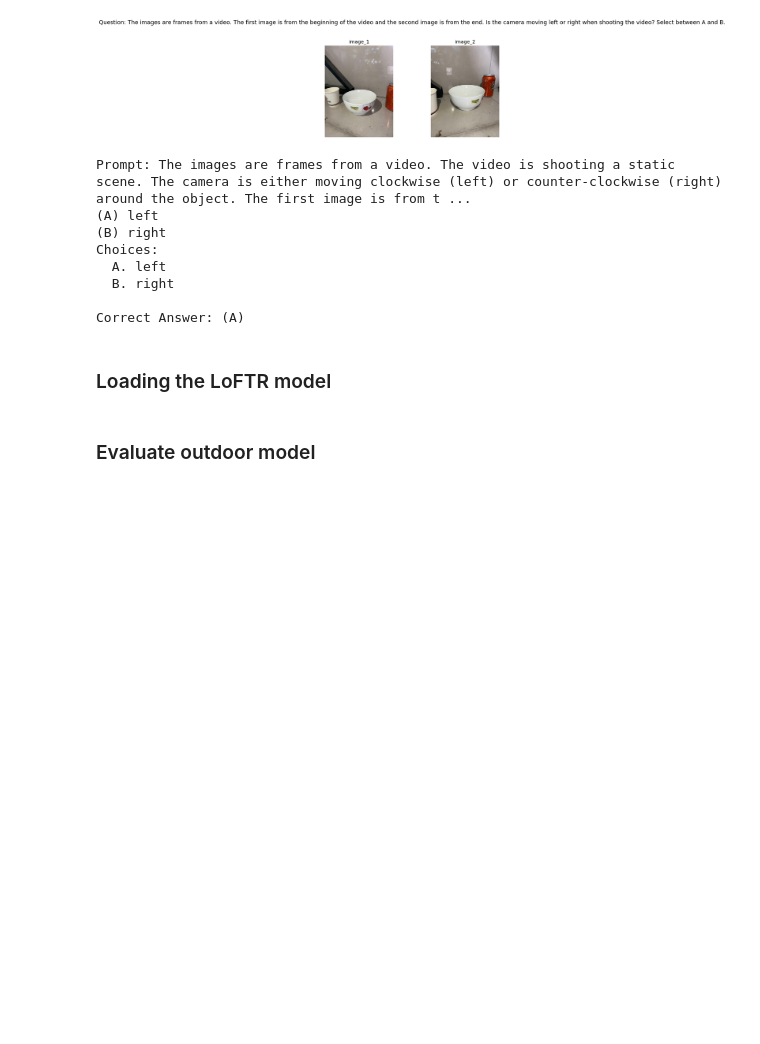
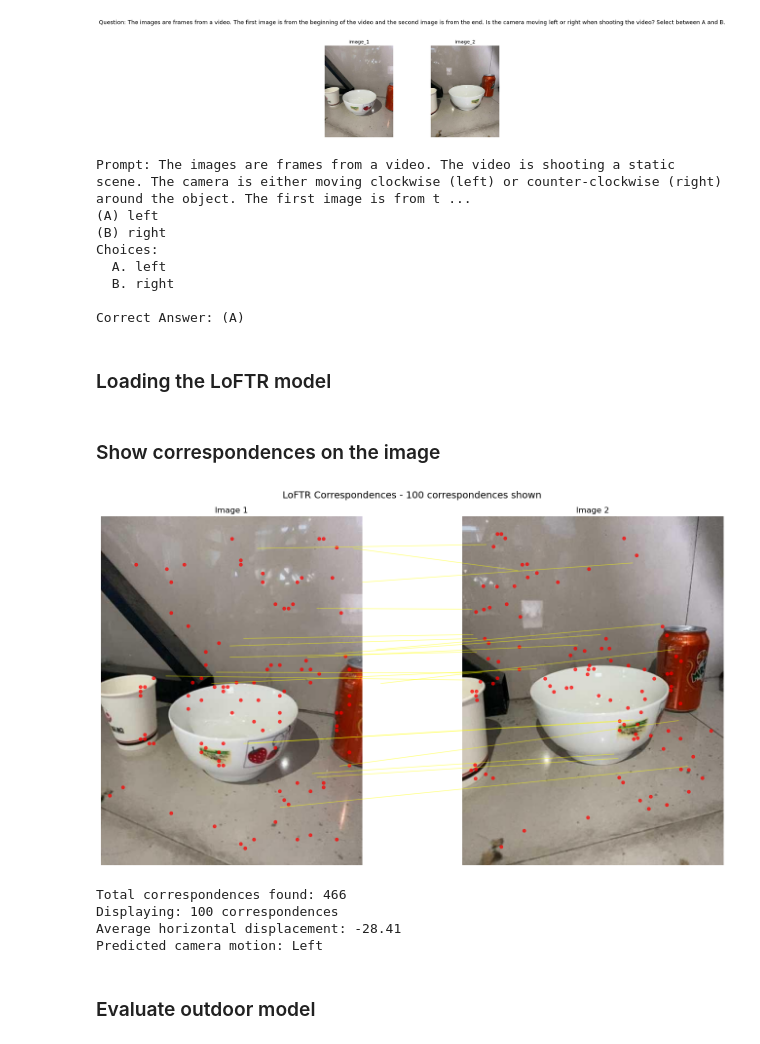
Before and after one commit to GrasSoft/BLINK_reproduction_project, a Jupyter notebook: specialized_multi_view/multi_view.ipynb, the cells around one changed output. Drawn from its saved outputs; the diff is of its cells as text; code cells hidden in the pictures; blank space fills up the shorter version.

Commit message:
added correspondence points plot

```diff
--- a/specialized_multi_view/multi_view.ipynb
+++ b/specialized_multi_view/multi_view.ipynb
@@ -112,6 +130,85 @@ def estimate_motion_direction(img0_tensor, img1_tensor, matcher):
 
     # (B) stands for right, (A) stands for left
     return '(B)' if avg_dx > 0 else '(A)'
+# %% [markdown]
+### Show correspondences on the image
+# %%
+def show_correspondences(img0, img1, correspondences, title="LoFTR Correspondences", max_points=100):
+
+    if hasattr(img0, 'convert'):
+        img0 = np.array(img0.convert('RGB'))
+    if hasattr(img1, 'convert'):
+        img1 = np.array(img1.convert('RGB'))
+
+    kpts0 = correspondences['keypoints0'].cpu().numpy()
+    kpts1 = correspondences['keypoints1'].cpu().numpy()
+
+    n_points = min(len(kpts0), max_points)
+    if n_points < len(kpts0):
+        indices = np.random.choice(len(kpts0), n_points, replace=False)
+        kpts0 = kpts0[indices]
+        kpts1 = kpts1[indices]
+
+    fig, (ax0, ax1) = plt.subplots(1, 2, figsize=(16, 8))
+
+    ax0.imshow(img0)
+    ax0.set_title('Image 1')
+    ax0.axis('off')
+
+    ax1.imshow(img1)
+    ax1.set_title('Image 2')
+    ax1.axis('off')
+
+    ax0.scatter(kpts0[:, 0], kpts0[:, 1], c='red', s=20, alpha=0.7)
+    ax1.scatter(kpts1[:, 0], kpts1[:, 1], c='red', s=20, alpha=0.7)
+
+    for i in range(min(20, n_points)):
+        x0, y0 = kpts0[i]
+        x1, y1 = kpts1[i]
+
+        trans0 = ax0.transData
+        trans1 = ax1.transData
+        transFig = fig.transFigure.inverted()
+
+        coord0 = transFig.transform(trans0.transform([x0, y0]))
+        coord1 = transFig.transform(trans1.transform([x1, y1]))
+
+        line = plt.Line2D((coord0[0], coord1[0]), (coord0[1], coord1[1]),
+                         transform=fig.transFigure, color='yellow',
+                         alpha=0.5, linewidth=1)
+        fig.lines.append(line)
+
+    plt.suptitle(f"{title} - {n_points} correspondences shown", fontsize=14)
+    plt.tight_layout()
+    plt.show()
+
+    print(f"Total correspondences found: {len(correspondences['keypoints0'])}")
+    print(f"Displaying: {n_points} correspondences")
+
+    x0 = correspondences['keypoints0'][:, 0]
+    x1 = correspondences['keypoints1'][:, 0]
+    avg_dx = (x1 - x0).mean().item()
+    print(f"Average horizontal displacement: {avg_dx:.2f}")
+    print(f"Predicted camera motion: {'Right' if avg_dx > 0 else 'Left'}")
+
+image_1 = data_val[3]['image_1']
+image_2 = data_val[3]['image_2']
+
+image1_tensor = prepare_image(image_1, device, transform)
+image2_tensor = prepare_image(image_2, device, transform)
+
+correspondences = matcher({
+    'image0': image1_tensor,
+    'image1': image2_tensor
+})
+
+show_correspondences(image_1, image_2, correspondences)
+# %% [output]
+[figure, added]
+Total correspondences found: 466
+Displaying: 100 correspondences
+Average horizontal displacement: -28.41
+Predicted camera motion: Left
 # %% [markdown]
 ### Evaluate outdoor model
 # %%
```
Also changed, not shown: parts of 3 cells of this notebook.
